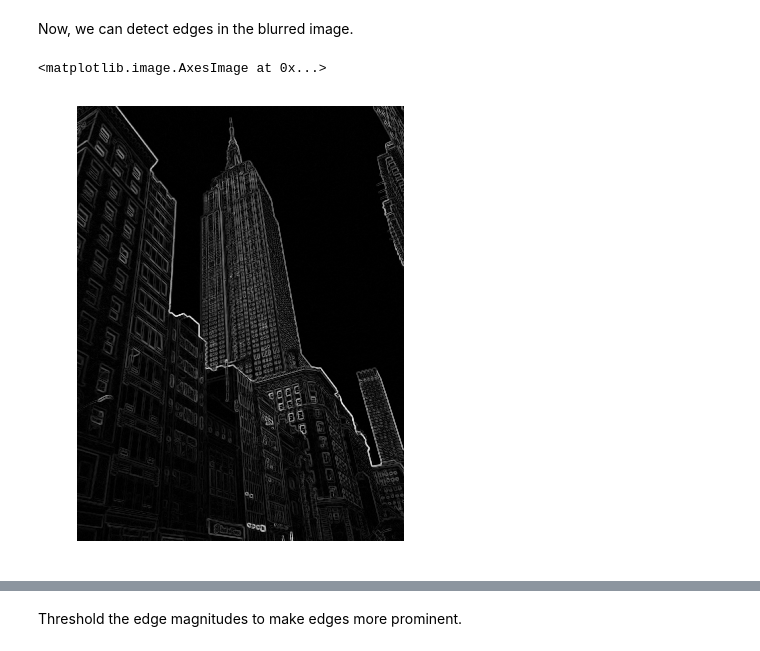
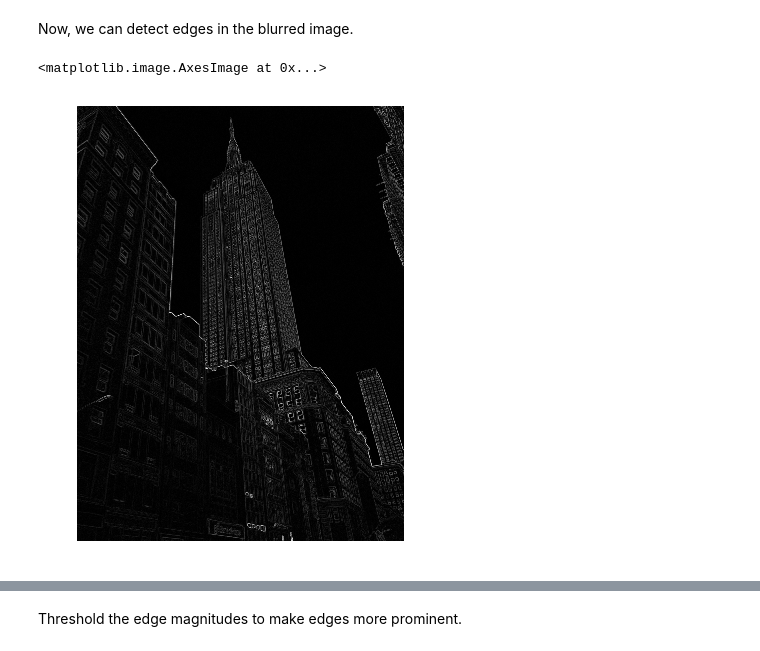
Before and after one commit to shouvikmani/edge-colorizer, a Jupyter notebook: edge_colorizer.ipynb, the cells around one changed output, grey strips where cells are left out. Drawn from its saved outputs; the diff is of its cells as text; code cells hidden in the pictures.

```diff
--- a/edge_colorizer.ipynb
+++ b/edge_colorizer.ipynb
@@ -52,7 +52,7 @@ def convolution(img, kernel):
 # %% [markdown]
 Use convolution to blur the image with a simple blur filter. This step denoises the image and makes it easier to detect edges.
 # %%
-blur_filter = 1/169 * np.ones([13, 13])
+blur_filter = 1/25 * np.ones([5, 5])
 img_blurred = convolution(img, blur_filter)
 plt.figure(figsize=(8,8))
 plt.axis("off")
@@ -76,14 +109,14 @@ def edge_detection(img):
     img_gradient_y = convolution(img, sobel_filter_vertical)
     img_gradient_magnitude = ((img_gradient_x ** 2) + (img_gradient_y ** 2)) ** (1/2)
     img_gradient_direction = np.arctan2(img_gradient_x, img_gradient_y)
-    return img_gradient_magnitude, img_gradient_direction
+    return img_gradient_x, img_gradient_y, img_gradient_magnitude, img_gradient_direction
 # %% [markdown]
 Now, we can detect edges in the blurred image.
 # %%
-img_edge_magnitude, img_edge_direction = edge_detection(img_blurred)
+img_gradient_x, img_gradient_y, img_edge_magnitude, img_edge_direction = edge_detection(img_blurred)
 plt.figure(figsize=(8,8))
 plt.axis("off")
 plt.imshow(img_edge_magnitude, cmap="gray")
 # %% [output]
 <matplotlib.image.AxesImage at 0x...>
-[figure, old version]
+[figure, new version]
```
Also changed, not shown: parts of 2 cells of this notebook, 49 other files.
